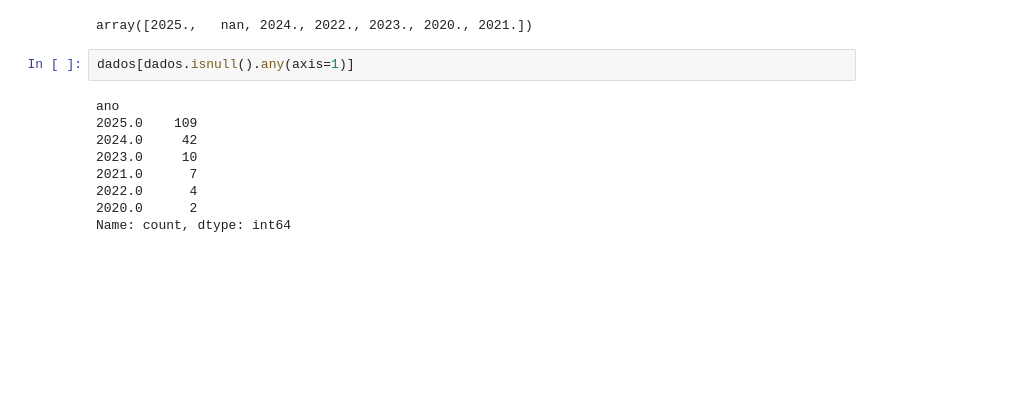
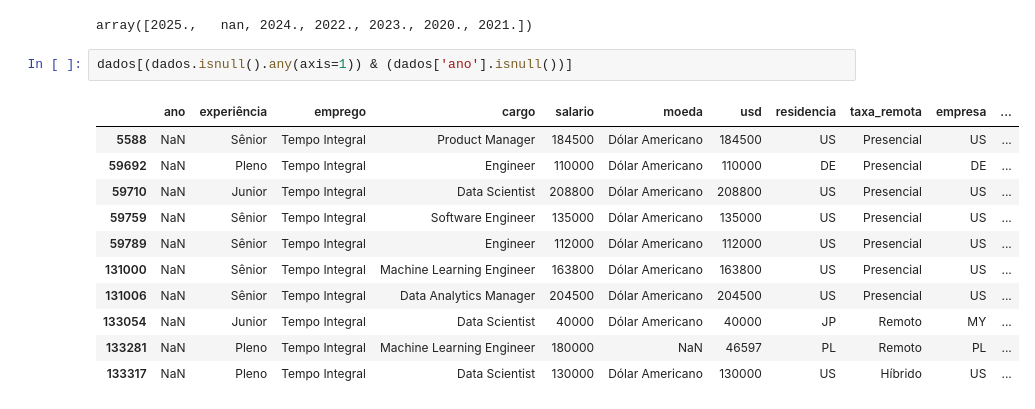
Before and after one commit to enzooxfps/Dados, a Jupyter notebook: GitHub1/Dados.ipynb, the cells around one changed output. Saved outputs shown, nothing was run; the diff lists cells and outputs as text; blank space fills up the shorter version.

```diff
--- a/GitHub1/Dados.ipynb
+++ b/GitHub1/Dados.ipynb
@@ -175,13 +175,16 @@ dados['ano'].unique()
 # %% [output]
 array([2025.,   nan, 2024., 2022., 2023., 2020., 2021.])
 # %%
-dados[dados.isnull().any(axis=1)]
+dados[(dados.isnull().any(axis=1)) & (dados['ano'].isnull())]
 # %% [output]
-ano
-2025.0    109
-2024.0     42
-2023.0     10
-2021.0      7
-2022.0      4
-2020.0      2
-Name: count, dtype: int64
+|  | ano | experiência | emprego | cargo | salario | moeda | usd | residencia | taxa_remota | empresa | ... |
+| 5588 | NaN | Sênior | Tempo Integral | Product Manager | 184500 | Dólar Americano | 184500 | US | Presencial | US | ... |
+| 59692 | NaN | Pleno | Tempo Integral | Engineer | 110000 | Dólar Americano | 110000 | DE | Presencial | DE | ... |
+| 59710 | NaN | Junior | Tempo Integral | Data Scientist | 208800 | Dólar Americano | 208800 | US | Presencial | US | ... |
+| 59759 | NaN | Sênior | Tempo Integral | Software Engineer | 135000 | Dólar Americano | 135000 | US | Presencial | US | ... |
+| 59789 | NaN | Sênior | Tempo Integral | Engineer | 112000 | Dólar Americano | 112000 | US | Presencial | US | ... |
+| 131000 | NaN | Sênior | Tempo Integral | Machine Learning Engineer | 163800 | Dólar Americano | 163800 | US | Presencial | US | ... |
+| 131006 | NaN | Sênior | Tempo Integral | Data Analytics Manager | 204500 | Dólar Americano | 204500 | US | Presencial | US | ... |
+| 133054 | NaN | Junior | Tempo Integral | Data Scientist | 40000 | Dólar Americano | 40000 | JP | Remoto | MY | ... |
+| 133281 | NaN | Pleno | Tempo Integral | Machine Learning Engineer | 180000 | NaN | 46597 | PL | Remoto | PL | ... |
+| 133317 | NaN | Pleno | Tempo Integral | Data Scientist | 130000 | Dólar Americano | 130000 | US | Híbrido | US | ... |
```
Also changed, not shown: parts of 6 cells of this notebook, 1 other file.
